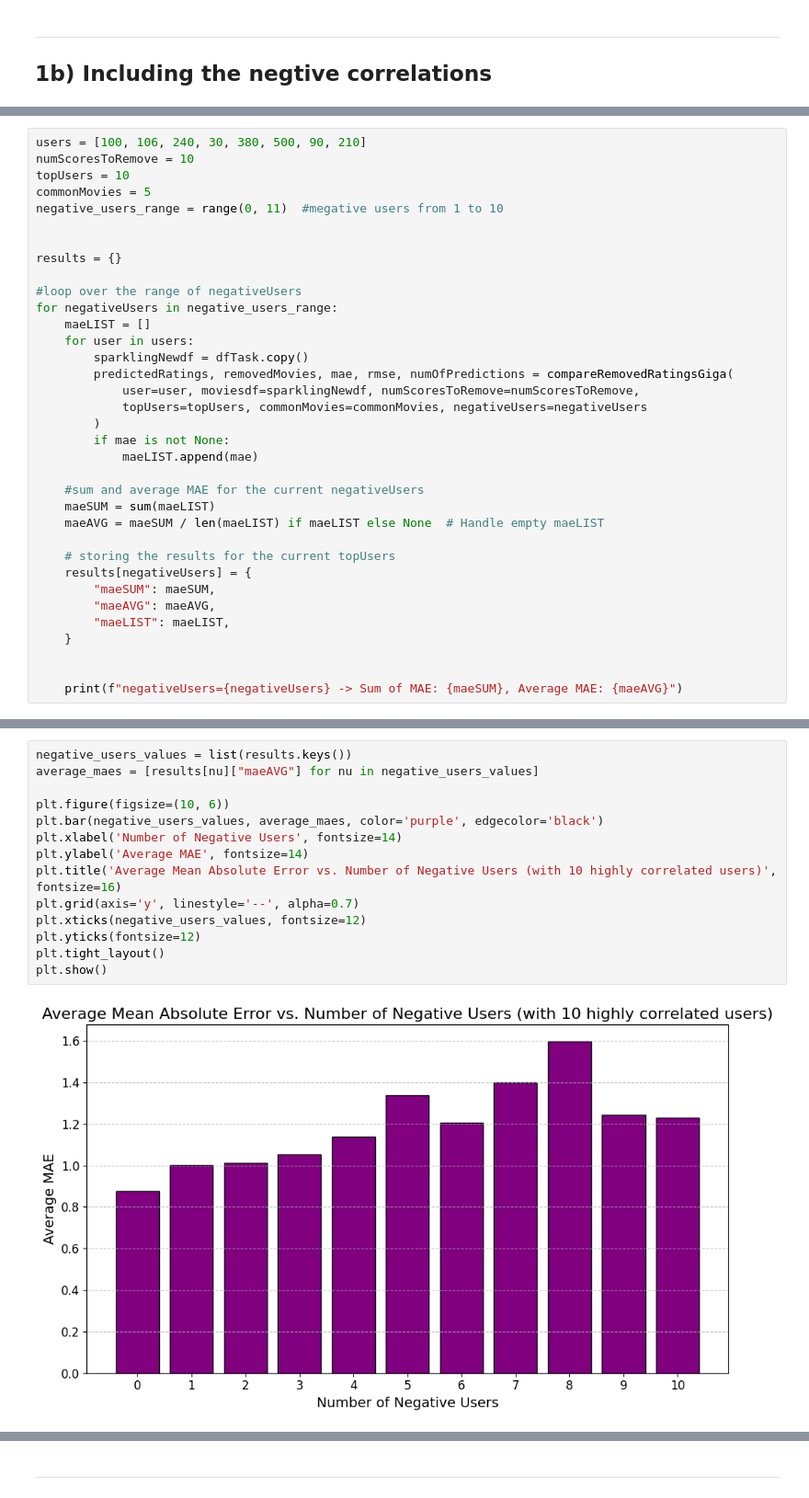
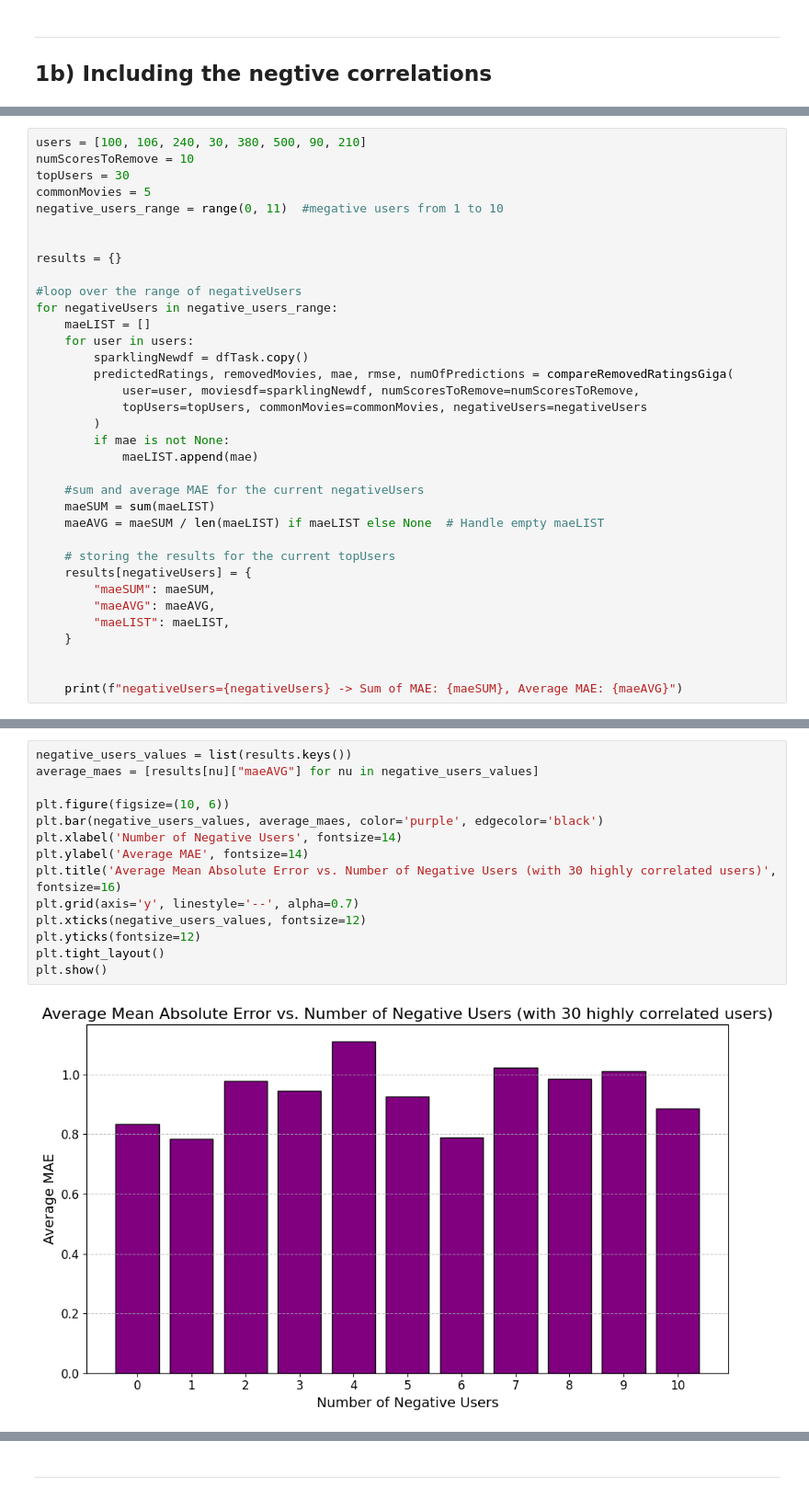
Before and after one commit to mmartyna123/InformationRetrieval, a Jupyter notebook: Lab5/Lab-IR5.ipynb, the cells around one changed output, grey strips where cells are left out. Shown: that part at 92% size. Drawn from its saved outputs; the diff is of its cells as text.

```diff
--- a/Lab5/Lab-IR5.ipynb
+++ b/Lab5/Lab-IR5.ipynb
@@ -756,7 +739,7 @@ plt.show()
 # %%
 users = [100, 106, 240, 30, 380, 500, 90, 210]
 numScoresToRemove = 10
-topUsers = 10
+topUsers = 30
 commonMovies = 5
 negative_users_range = range(0, 11)  #megative users from 1 to 10
 
@@ -806,16 +786,16 @@ negativeUsers=10 -> Sum of MAE: 9.83763238394417, Average MAE: 1.229704047993021
 # %%
 negative_users_values = list(results.keys())
 average_maes = [results[nu]["maeAVG"] for nu in negative_users_values]
 
 plt.figure(figsize=(10, 6))
 plt.bar(negative_users_values, average_maes, color='purple', edgecolor='black')
 plt.xlabel('Number of Negative Users', fontsize=14)
 plt.ylabel('Average MAE', fontsize=14)
-plt.title('Average Mean Absolute Error vs. Number of Negative Users (with 10 highly correlated users)', fontsize=16)
+plt.title('Average Mean Absolute Error vs. Number of Negative Users (with 30 highly correlated users)', fontsize=16)
 plt.grid(axis='y', linestyle='--', alpha=0.7)
 plt.xticks(negative_users_values, fontsize=12)
 plt.yticks(fontsize=12)
 plt.tight_layout()
 plt.show()
 # %% [output]
-[figure, old version]
+[figure, new version]
```
Also changed, not shown: parts of 32 cells of this notebook.
